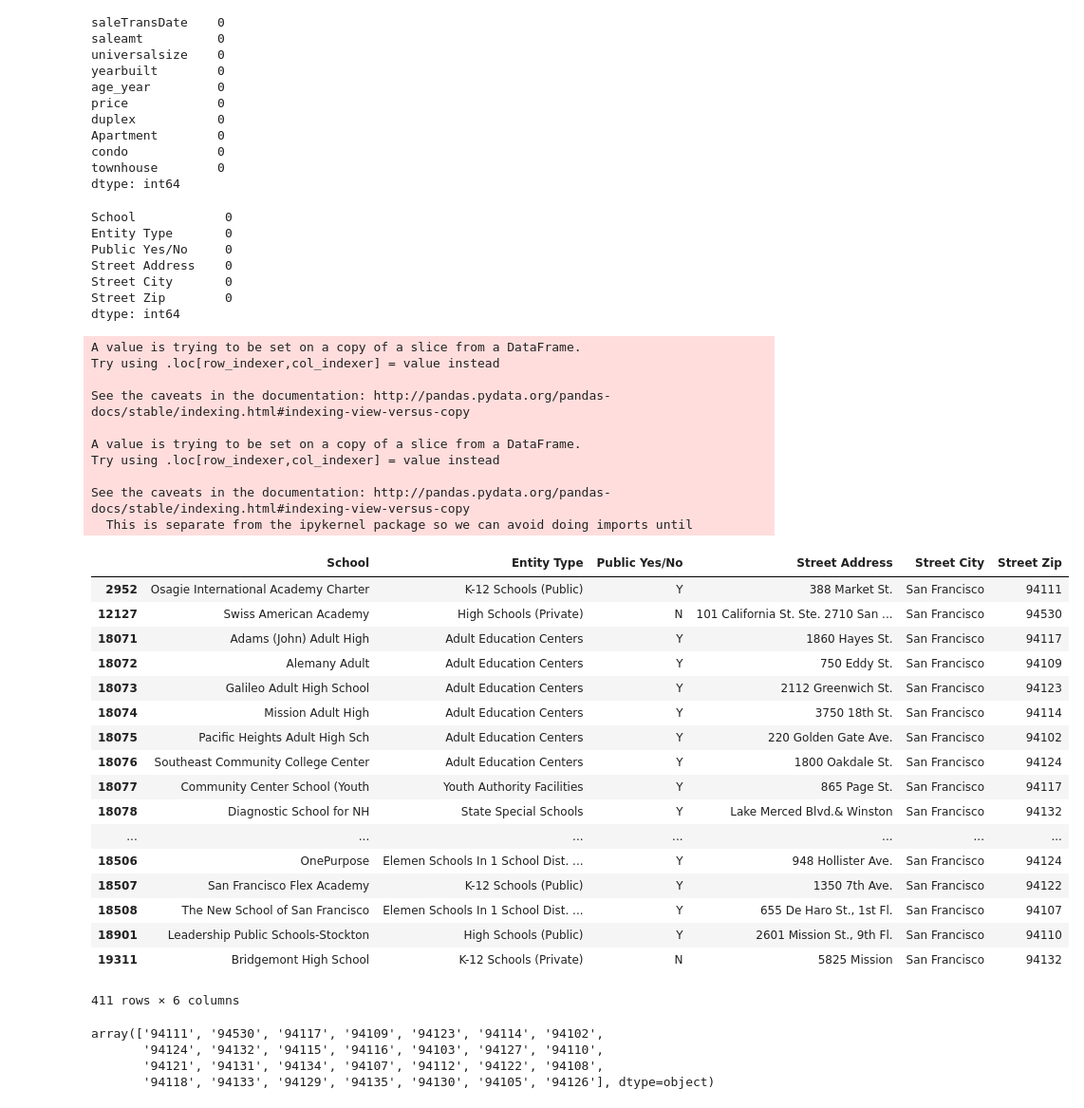
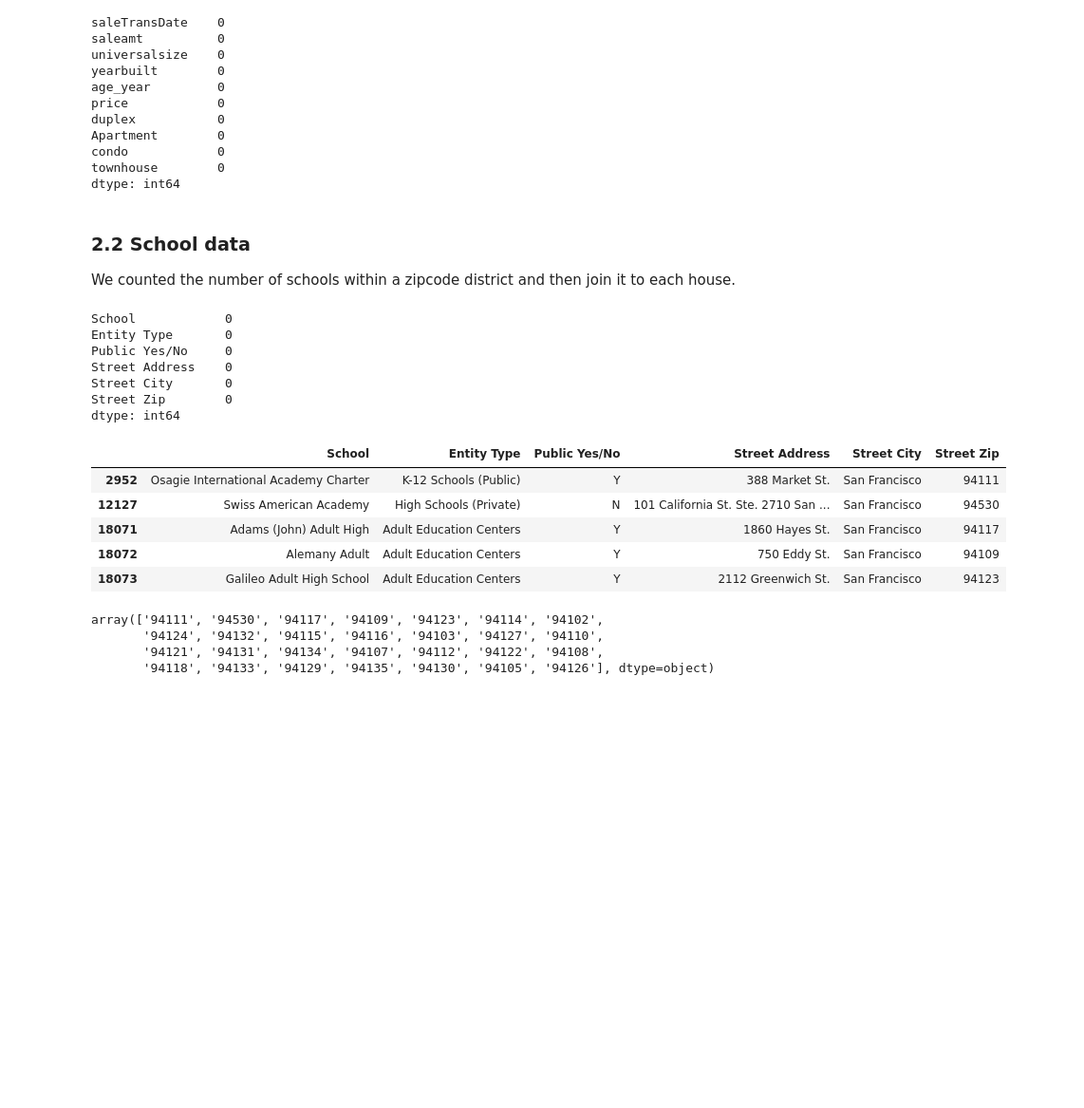
Before and after one commit to minyiliu/RealEstateValuePrediction, a Jupyter notebook: RE_DS_Model_V3.ipynb, the cells around one changed output. Shown at 95% size. Drawn from its saved outputs; the diff is of its cells as text; code cells hidden in the pictures; blank space fills up the shorter version.

```diff
--- a/RE_DS_Model_V3.ipynb
+++ b/RE_DS_Model_V3.ipynb
@@ -74,6 +149,9 @@ Apartment        0
 condo            0
 townhouse        0
 dtype: int64
+# %% [markdown]
+### 2.2 School data
+We counted the number of schools within a zipcode district and then join it to each house.
 # %%
 school_df = pd.read_excel('School_Directory.xlsx')
 # %%
@@ -90,38 +168,16 @@ dtype: int64
 # %%
 # get all schools in SF
 sf_school_df = school_df[school_df['Street City'].str.startswith('San Fra')]
 sf_school_df['Street City'] = 'San Francisco'
 sf_school_df['Street Zip'] = sf_school_df['Street Zip'].apply(lambda x: x.split("-")[0])
-sf_school_df
+sf_school_df.head()
 # %% [output]
-A value is trying to be set on a copy of a slice from a DataFrame.
-Try using .loc[row_indexer,col_indexer] = value instead
-
-See the caveats in the documentation: http://pandas.pydata.org/pandas-docs/stable/indexing.html#indexing-view-versus-copy
-
-A value is trying to be set on a copy of a slice from a DataFrame.
-Try using .loc[row_indexer,col_indexer] = value instead
-
-See the caveats in the documentation: http://pandas.pydata.org/pandas-docs/stable/indexing.html#indexing-view-versus-copy
-  This is separate from the ipykernel package so we can avoid doing imports until
 |  | School | Entity Type | Public Yes/No | Street Address | Street City | Street Zip |
 | 2952 | Osagie International Academy Charter | K-12 Schools (Public) | Y | 388 Market St. | San Francisco | 94111 |
 | 12127 | Swiss American Academy | High Schools (Private) | N | 101 California St. Ste. 2710 San ... | San Francisco | 94530 |
 | 18071 | Adams (John) Adult High | Adult Education Centers | Y | 1860 Hayes St. | San Francisco | 94117 |
 | 18072 | Alemany Adult | Adult Education Centers | Y | 750 Eddy St. | San Francisco | 94109 |
 | 18073 | Galileo Adult High School | Adult Education Centers | Y | 2112 Greenwich St. | San Francisco | 94123 |
-| 18074 | Mission Adult High | Adult Education Centers | Y | 3750 18th St. | San Francisco | 94114 |
-| 18075 | Pacific Heights Adult High Sch | Adult Education Centers | Y | 220 Golden Gate Ave. | San Francisco | 94102 |
-| 18076 | Southeast Community College Center | Adult Education Centers | Y | 1800 Oakdale St. | San Francisco | 94124 |
-| 18077 | Community Center School (Youth | Youth Authority Facilities | Y | 865 Page St. | San Francisco | 94117 |
-| 18078 | Diagnostic School for NH | State Special Schools | Y | Lake Merced Blvd.& Winston | San Francisco | 94132 |
-| ... | ... | ... | ... | ... | ... | ... |
-| 18506 | OnePurpose | Elemen Schools In 1 School Dist. ... | Y | 948 Hollister Ave. | San Francisco | 94124 |
-| 18507 | San Francisco Flex Academy | K-12 Schools (Public) | Y | 1350 7th Ave. | San Francisco | 94122 |
-| 18508 | The New School of San Francisco | Elemen Schools In 1 School Dist. ... | Y | 655 De Haro St., 1st Fl. | San Francisco | 94107 |
-| 18901 | Leadership Public Schools-Stockton | High Schools (Public) | Y | 2601 Mission St., 9th Fl. | San Francisco | 94110 |
-| 19311 | Bridgemont High School | K-12 Schools (Private) | N | 5825 Mission | San Francisco | 94132 |
-411 rows × 6 columns
 # %%
 sf_school_df['Street Zip'].unique()
 # %% [output]
```
Also changed, not shown: parts of 74 cells of this notebook.
